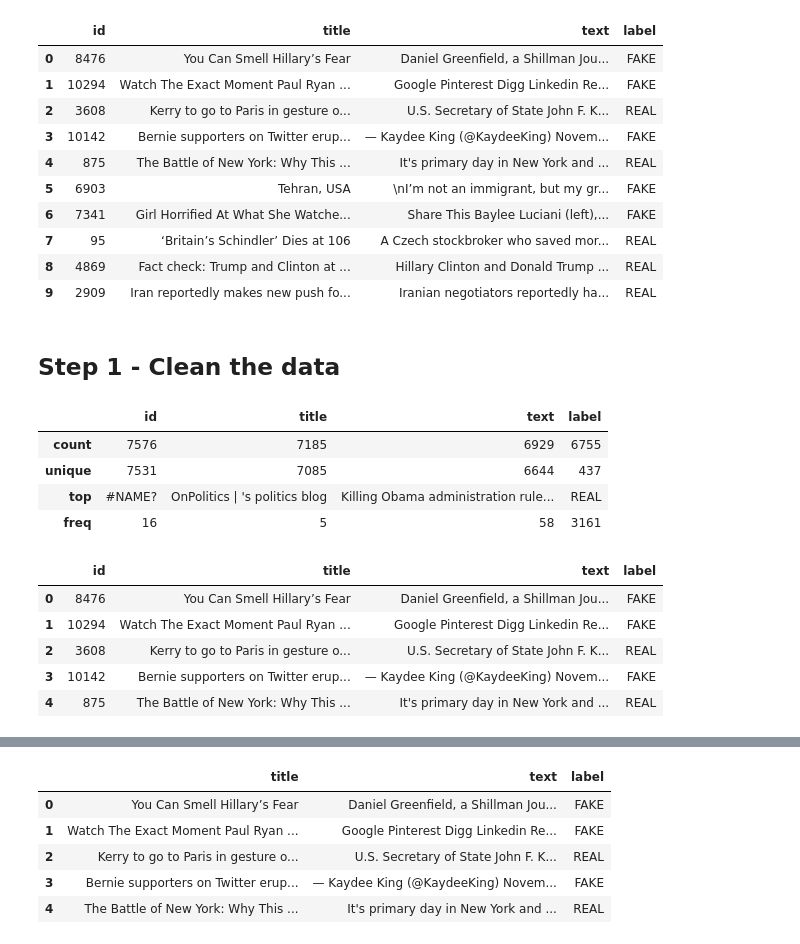
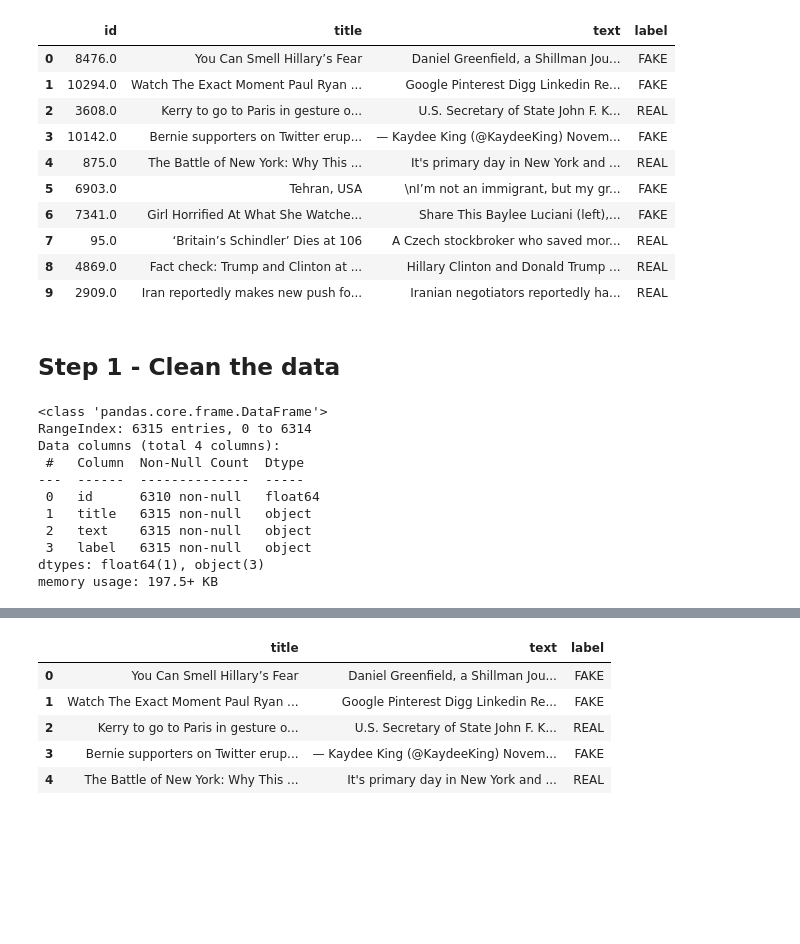
Before and after one commit to ml-truth-serum/fake_or_real_news, a Jupyter notebook: simple_model/simple_model_02_logisticRegression_Title_ONLY_STRING_DTYPES.ipynb, the cells around one changed output, grey strips where cells are left out. Cells and saved outputs as stored; diff of their text form; code cells hidden in the pictures; blank space fills up the shorter version.

Commit message:
clean the data

```diff
--- a/simple_model/simple_model_02_logisticRegression_Title_ONLY_STRING_DTYPES.ipynb
+++ b/simple_model/simple_model_02_logisticRegression_Title_ONLY_STRING_DTYPES.ipynb
@@ -5,32 +5,46 @@ import matplotlib.pyplot as plt
 import numpy as np
 %matplotlib inline
 import warnings
+# %%
+# Read File
+file_path = Path("Resources/Data/cleaned_news_df.csv")
+news_df = pd.read_csv(file_path, header=0, encoding='utf-8')
+# Display sample data
+news_df.head(10)
+# %% [output]
+|  | id | title | text | label |
+| 0 | 8476.0 | You Can Smell Hillary’s Fear | Daniel Greenfield, a Shillman Jou... | FAKE |
+| 1 | 10294.0 | Watch The Exact Moment Paul Ryan ... | Google Pinterest Digg Linkedin Re... | FAKE |
+| 2 | 3608.0 | Kerry to go to Paris in gesture o... | U.S. Secretary of State John F. K... | REAL |
+| 3 | 10142.0 | Bernie supporters on Twitter erup... | — Kaydee King (@KaydeeKing) Novem... | FAKE |
+| 4 | 875.0 | The Battle of New York: Why This ... | It's primary day in New York and ... | REAL |
+| 5 | 6903.0 | Tehran, USA | \nI’m not an immigrant, but my gr... | FAKE |
+| 6 | 7341.0 | Girl Horrified At What She Watche... | Share This Baylee Luciani (left),... | FAKE |
+| 7 | 95.0 | ‘Britain’s Schindler’ Dies at 106 | A Czech stockbroker who saved mor... | REAL |
+| 8 | 4869.0 | Fact check: Trump and Clinton at ... | Hillary Clinton and Donald Trump ... | REAL |
+| 9 | 2909.0 | Iran reportedly makes new push fo... | Iranian negotiators reportedly ha... | REAL |
 # %%
-# Read File
-file_path = Path("Resources/Data/news-jl.csv")
-news_df = pd.read_csv(file_path, header=0, encoding='utf-8')
-# Display sample data
-news_df.head(10)
+#Raw csv file from Github
+# news_data = "https://raw.githubusercontent.com/ml-truth-serum/fake_or_real_news/main/Resources/Data/news-jl.csv"
+
+# # Read File
+# news_df = pd.read_csv(news_data, header=0, encoding='utf-8')
+# # Display sample data
+# news_df.head(10)
-# %% [output]
-|  | id | title | text | label |
-| 0 | 8476 | You Can Smell Hillary’s Fear | Daniel Greenfield, a Shillman Jou... | FAKE |
-| 1 | 10294 | Watch The Exact Moment Paul Ryan ... | Google Pinterest Digg Linkedin Re... | FAKE |
-| 2 | 3608 | Kerry to go to Paris in gesture o... | U.S. Secretary of State John F. K... | REAL |
-| 3 | 10142 | Bernie supporters on Twitter erup... | — Kaydee King (@KaydeeKing) Novem... | FAKE |
-| 4 | 875 | The Battle of New York: Why This ... | It's primary day in New York and ... | REAL |
-| 5 | 6903 | Tehran, USA | \nI’m not an immigrant, but my gr... | FAKE |
-| 6 | 7341 | Girl Horrified At What She Watche... | Share This Baylee Luciani (left),... | FAKE |
-| 7 | 95 | ‘Britain’s Schindler’ Dies at 106 | A Czech stockbroker who saved mor... | REAL |
-| 8 | 4869 | Fact check: Trump and Clinton at ... | Hillary Clinton and Donald Trump ... | REAL |
-| 9 | 2909 | Iran reportedly makes new push fo... | Iranian negotiators reportedly ha... | REAL |
 # %% [markdown]
 ## Step 1 - Clean the data
 # %%
 #check count of all rows
-news_df.describe()
+news_df.info()
 # %% [output]
-|  | id | title | text | label |
-| count | 7576 | 7185 | 6929 | 6755 |
-| unique | 7531 | 7085 | 6644 | 437 |
-| top | #NAME? | OnPolitics | 's politics blog | Killing Obama administration rule... | REAL |
-| freq | 16 | 5 | 58 | 3161 |
+<class 'pandas.core.frame.DataFrame'>
+RangeIndex: 6315 entries, 0 to 6314
+Data columns (total 4 columns):
+ #   Column  Non-Null Count  Dtype
+---  ------  --------------  -----
+ 0   id      6310 non-null   float64
+ 1   title   6315 non-null   object
+ 2   text    6315 non-null   object
+ 3   label   6315 non-null   object
+dtypes: float64(1), object(3)
+memory usage: 197.5+ KB
@@ -40,9 +50,0 @@ news_df = news_df.dropna()
-# %%
-news_df.head()
-# %% [output]
-|  | id | title | text | label |
-| 0 | 8476 | You Can Smell Hillary’s Fear | Daniel Greenfield, a Shillman Jou... | FAKE |
-| 1 | 10294 | Watch The Exact Moment Paul Ryan ... | Google Pinterest Digg Linkedin Re... | FAKE |
-| 2 | 3608 | Kerry to go to Paris in gesture o... | U.S. Secretary of State John F. K... | REAL |
-| 3 | 10142 | Bernie supporters on Twitter erup... | — Kaydee King (@KaydeeKing) Novem... | FAKE |
-| 4 | 875 | The Battle of New York: Why This ... | It's primary day in New York and ... | REAL |
```
Also changed, not shown: parts of 25 cells of this notebook, 3 other files.
